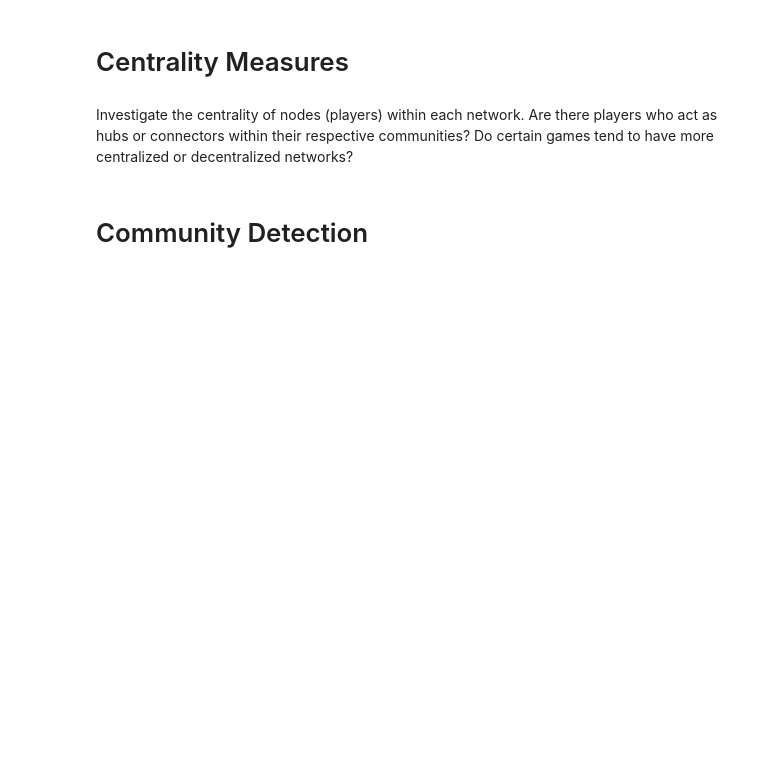
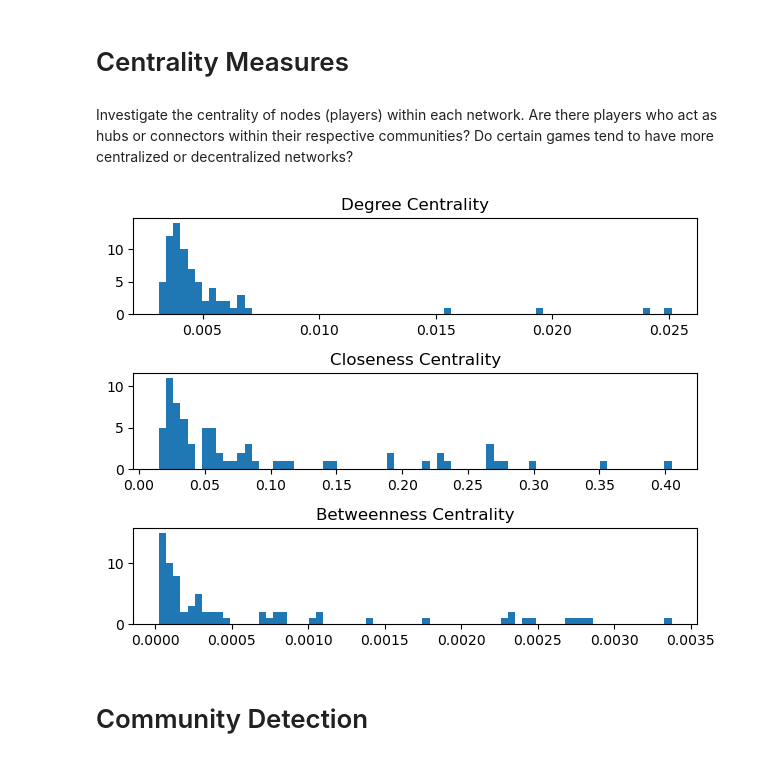
Before and after one commit to SanchoSamba/INA_Project, a Jupyter notebook: Project.ipynb, the cells around one changed output. Drawn from its saved outputs; the diff is of its cells as text; code cells hidden in the pictures; blank space fills up the shorter version.

Commit message:
Centrality plot

```diff
--- a/Project.ipynb
+++ b/Project.ipynb
@@ -255,6 +253,18 @@ for file in files:
     df.loc[df['appid'] == int(id), 'closeness_centrality'] = np.mean(list(closeness_centrality.values()))
     df.loc[df['appid'] == int(id), 'betweenness_centrality'] = np.mean(list(betweenness_centrality.values()))
 df.to_csv("steam_data.csv")
+# %%
+fig, axs = plt.subplots(3, 1)
+axs[0].hist(df['degree_centrality'], bins=72)
+axs[0].set_title('Degree Centrality')
+axs[1].hist(df['closeness_centrality'], bins=72)
+axs[1].set_title('Closeness Centrality')
+axs[2].hist(df['betweenness_centrality'], bins=72)
+axs[2].set_title('Betweenness Centrality')
+plt.tight_layout()
+plt.show()
+# %% [output]
+[figure, added]
 # %% [markdown]
 # Community Detection
 # %% [markdown]
```
Also changed, not shown: parts of 2 cells of this notebook.
